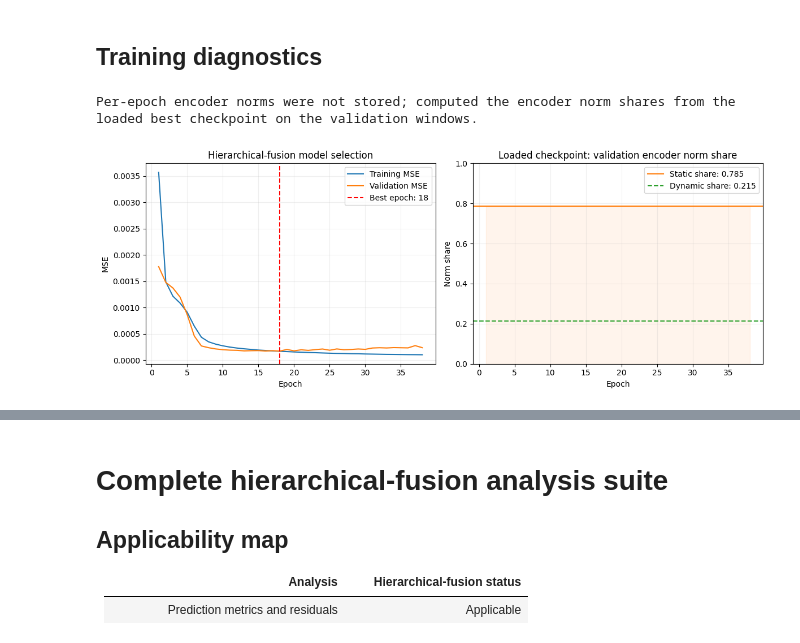
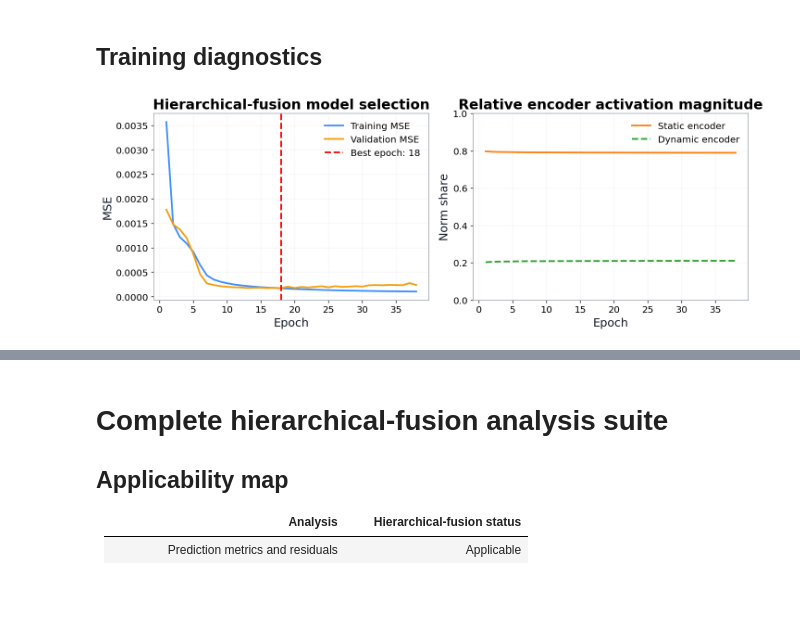
Before and after one commit to Waqar351/multi_model_data_fusion, a Jupyter notebook: M33_Hierarchical_Fusion_Complete_Explainability.ipynb, the cells around one changed output, grey strips where cells are left out. Cells and saved outputs as stored; diff of their text form; code cells hidden in the pictures; blank space fills up the shorter version.

```diff
--- a/M33_Hierarchical_Fusion_Complete_Explainability.ipynb
+++ b/M33_Hierarchical_Fusion_Complete_Explainability.ipynb
@@ -891,7 +902,8 @@ if not checkpoint_loaded:
         validation_loss_history=validation_loss_history,
         best_model_state=best_model_state,
         best_optimizer_state=globals().get("best_optimizer_state"),
-        diagnostic_histories={},
+        diagnostic_histories={"static_encoder_norm_history": static_encoder_norm_history,
+        "dynamic_encoder_norm_history": dynamic_encoder_norm_history},
     )
     torch.save(checkpoint, checkpoint_path)
 
@@ -927,9 +965,9 @@ if len(static_encoder_norm_history) == len(train_loss_history) and train_loss_hi
     static_norm = np.asarray(static_encoder_norm_history)
     dynamic_norm = np.asarray(dynamic_encoder_norm_history)
     total = static_norm + dynamic_norm + 1e-12
-    axes[1].plot(epochs, static_norm / total, label="Static encoder norm share", color="tab:orange")
-    axes[1].plot(epochs, dynamic_norm / total, label="Dynamic encoder norm share", color="tab:green", linestyle="--")
-    norm_panel_title = "Encoder activation magnitude during fitting"
+    axes[1].plot(epochs, static_norm / total, label="Static encoder", color="tab:orange")
+    axes[1].plot(epochs, dynamic_norm / total, label="Dynamic encoder", color="tab:green", linestyle="--")
+    norm_panel_title = "Relative encoder activation magnitude"
 else:
     model.eval()
     static_norm_sum = 0.0
@@ -939,36 +977,35 @@ else:
         for diagnostic_batch in validation_loader:
             diagnostic_batch = diagnostic_batch.to(device)
             _, _, diagnostic_details = model(
                 diagnostic_batch.x_static,
                 diagnostic_batch.x_dynamic,
                 diagnostic_batch.edge_index,
                 return_details=True,
             )
             static_values = torch.linalg.vector_norm(diagnostic_details["z_static"], dim=1)
             dynamic_values = torch.linalg.vector_norm(diagnostic_details["z_dynamic"], dim=1)
             static_norm_sum += static_values.sum().item()
             dynamic_norm_sum += dynamic_values.sum().item()
             norm_case_count += static_values.numel()
     mean_static_norm = static_norm_sum / max(norm_case_count, 1)
     mean_dynamic_norm = dynamic_norm_sum / max(norm_case_count, 1)
     norm_total = mean_static_norm + mean_dynamic_norm + 1e-12
     checkpoint_static_share = mean_static_norm / norm_total
     checkpoint_dynamic_share = mean_dynamic_norm / norm_total
-    axes[1].axhline(checkpoint_static_share, label=f"Static share: {checkpoint_static_share:.3f}", color="tab:orange")
-    axes[1].axhline(checkpoint_dynamic_share, label=f"Dynamic share: {checkpoint_dynamic_share:.3f}", color="tab:green", linestyle="--")
-    axes[1].fill_between(epochs, 0, checkpoint_static_share, color="tab:orange", alpha=.08)
-    norm_panel_title = "Loaded checkpoint: validation encoder norm share"
+    axes[1].axhline(checkpoint_static_share, label=f"Static: {checkpoint_static_share:.3f}", color="tab:orange")
+    axes[1].axhline(checkpoint_dynamic_share, label=f"Dynamic: {checkpoint_dynamic_share:.3f}", color="tab:green", linestyle="--")
+    # axes[1].fill_between(epochs, 0, checkpoint_static_share, color="tab:orange", alpha=.08)
+    norm_panel_title = "Relative encoder activation magnitude"
     print(
         "Per-epoch encoder norms were not stored; computed the encoder norm "
         "shares from the loaded best checkpoint on the validation windows."
     )
 
 axes[1].set(title=norm_panel_title, xlabel="Epoch", ylabel="Norm share", ylim=(0, 1))
 axes[1].legend()
 axes[1].grid(alpha=.2)
 plt.tight_layout()
 plt.savefig(os.path.join(output_folder, "hierarchical_training_diagnostics.png"), dpi=300, bbox_inches="tight")
 plt.show()
 # %% [output]
-Per-epoch encoder norms were not stored; computed the encoder norm shares from the loaded best checkpoint on the validation windows.
-[figure, old version]
+[figure, new version]
```
Also changed, not shown: parts of 30 cells of this notebook, 13 other files.
